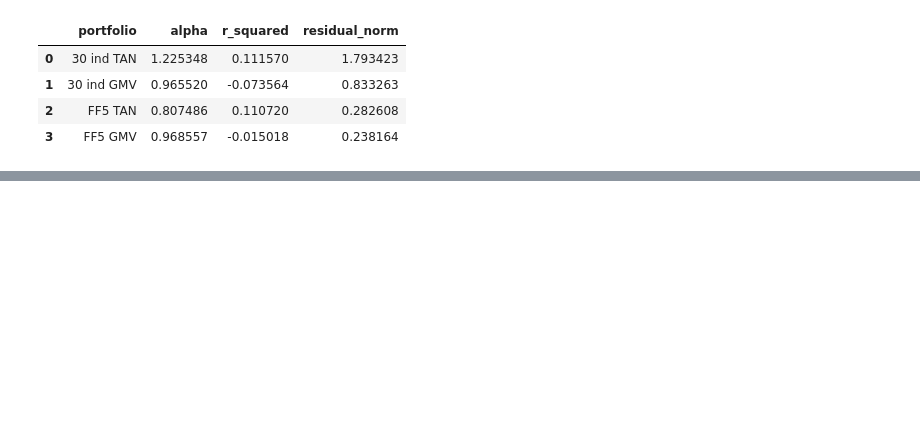
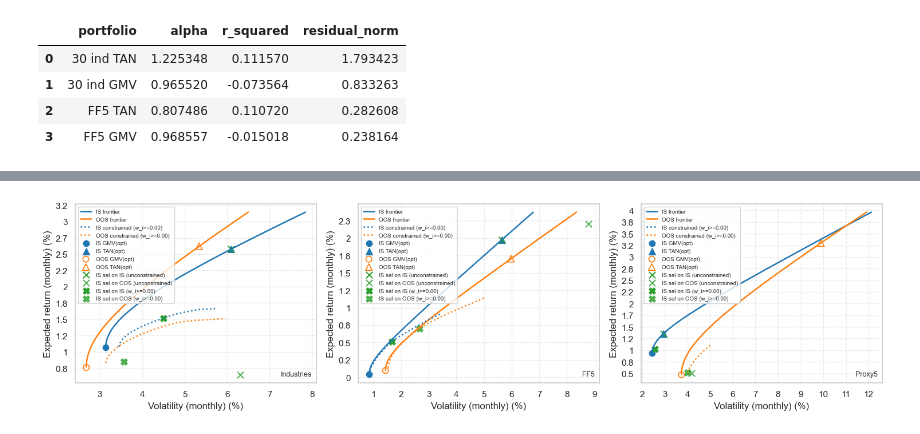
Before and after one commit to eomoran/fin41360-group-asst, a Jupyter notebook: fin41360_report.ipynb, the cells around one changed output, grey strips where cells are left out. Saved outputs shown, nothing was run; the diff lists cells and outputs as text; code cells hidden in the pictures; blank space fills up the shorter version.

```diff
--- a/fin41360_report.ipynb
+++ b/fin41360_report.ipynb
@@ -370,0 +458,13 @@ scope7['summary_tables']['frontier_replication']
+# %%
+scope8_2 = run_scope8_2_constraints_is_oos(
+    ind_gross=ind,
+    ff5_excess=ff5,
+    proxy_returns=proxy_rets,
+    rf_gross=rf_gross,
+    constraint_levels=(0.0, -0.25),
+    end_is='2002-12',
+    start_oos='2003-01',
+    end_oos='2025-12',
+)
+scope8_2['inputs']
+scope8_2['diagnostics']['split_warning']
@@ -370,0 +548,4 @@ scope7['summary_tables']['frontier_replication']
+# %%
+_ = plot_scope8_2_is_oos_panels(scope8_2, constraint_label='w_i>=0.00')
+# %% [output]
+[figure, added]
```
Also changed, not shown: parts of 36 cells of this notebook, 5 other files.
